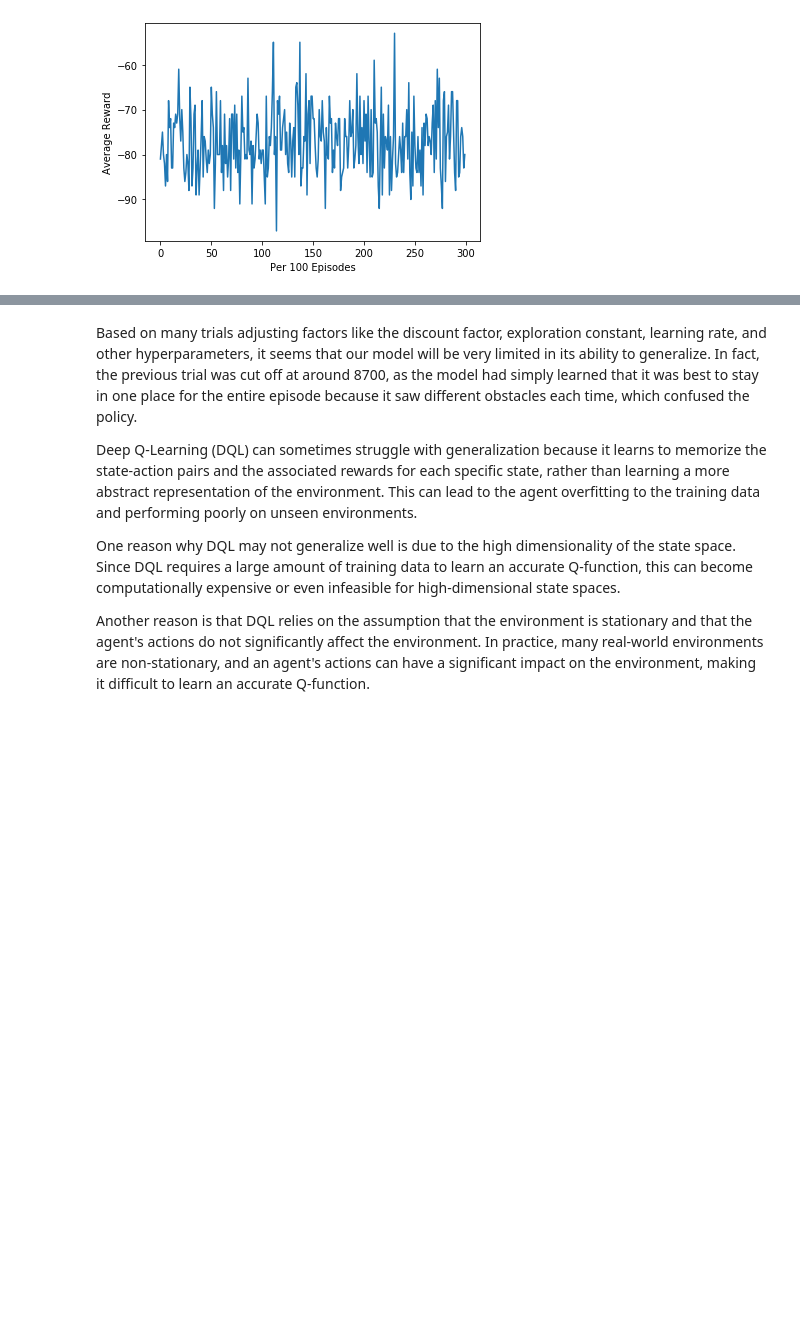
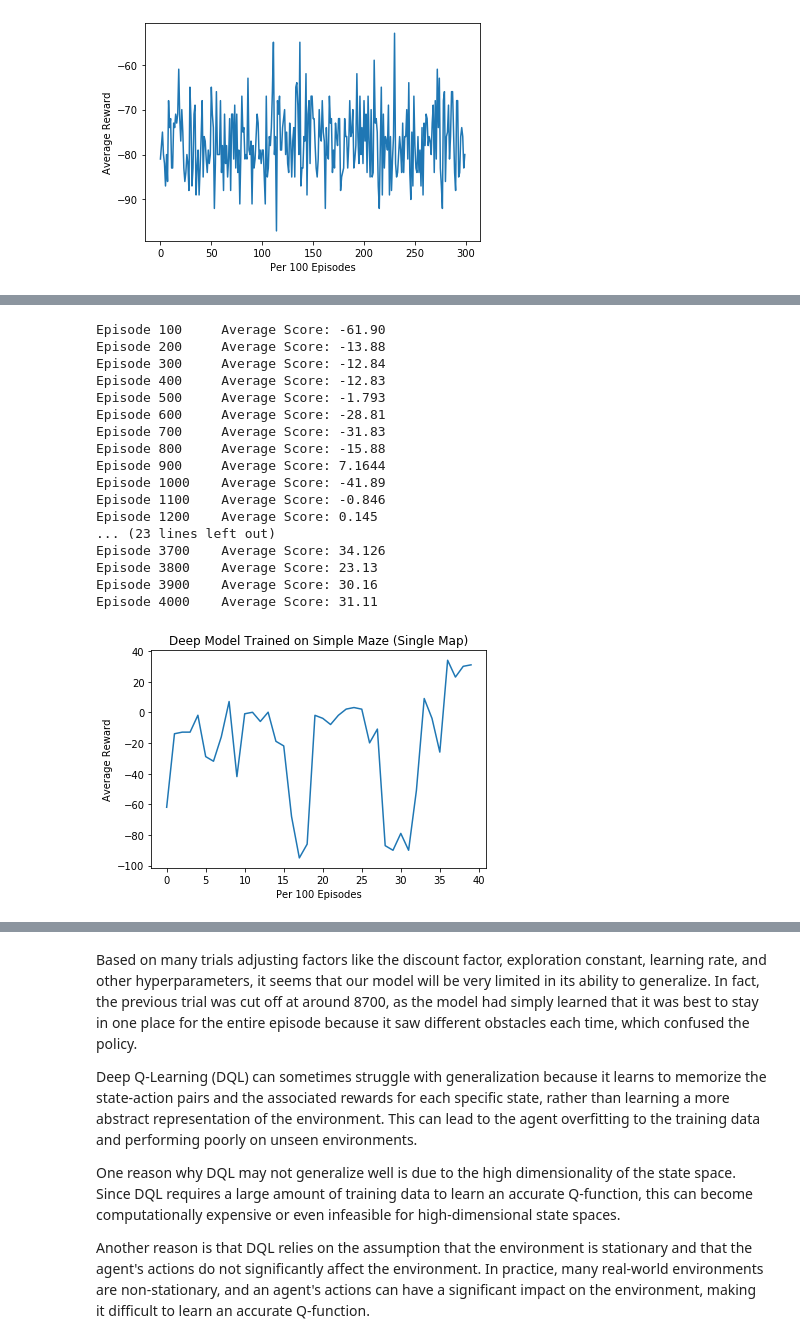
Before and after one commit to Ruoye36/UCLA-23W-C247NNDL-project, a Jupyter notebook: dqn_main.ipynb, the cells around one changed output, grey strips where cells are left out. Cells and saved outputs as stored; diff of their text form; code cells hidden in the pictures; blank space fills up the shorter version.

```diff
--- a/dqn_main.ipynb
+++ b/dqn_main.ipynb
@@ -281,0 +305,42 @@ We will now also pretrain the model on empty maps, so that it can learn that it
+# %%
+env = gym.make('dqn-v0')
+MAP_SIZE = 10
+robot_start = [0, 0]
+robot_goal = [9, 9]
+OBSTACLE_X = [5, 7, 3, 4, 6, 3, 5, 4, 2, 5, 4, 3]
+OBSTACLE_Y = [5, 7, 4, 3, 8, 5, 4, 5, 3, 3, 4, 3]
+N_OBSTACLES = len(OBSTACLE_X)
+state_space_size = N_OBSTACLES + 1 # the goal adds one state
+
+env.init(robot_start[0], robot_start[1], robot_goal[0], robot_goal[1], MAP_SIZE, OBSTACLE_X, OBSTACLE_Y)
+env.seed(0)
+agent = Agent(state_size=state_space_size, action_size=9, seed=0, qnet_type='deep')
+maps=[env]
+scores_graph, simple_maze_agent = dqn(n_episodes=4000, max_t=50, eps_start=1.0, eps_end=0.01, eps_decay=0.995, agent=agent, envs=maps)
+
+fig = plt.figure()
+ax = fig.add_subplot(111)
+plt.plot(np.arange(len(scores_graph)), scores_graph)
+plt.title('Deep Model Trained on Simple Maze (Single Map)')
+plt.ylabel('Average Reward')
+plt.xlabel('Per 100 Episodes')
+plt.show()
+# %% [output]
+Episode 100     Average Score: -61.90
+Episode 200     Average Score: -13.88
+Episode 300     Average Score: -12.84
+Episode 400     Average Score: -12.83
+Episode 500     Average Score: -1.793
+Episode 600     Average Score: -28.81
+Episode 700     Average Score: -31.83
+Episode 800     Average Score: -15.88
+Episode 900     Average Score: 7.1644
+Episode 1000    Average Score: -41.89
+Episode 1100    Average Score: -0.846
+Episode 1200    Average Score: 0.145
+... (23 lines left out)
+Episode 3700    Average Score: 34.126
+Episode 3800    Average Score: 23.13
+Episode 3900    Average Score: 30.16
+Episode 4000    Average Score: 31.11
+[figure, added]
```
Also changed, not shown: parts of 9 cells of this notebook, 4 other files.
